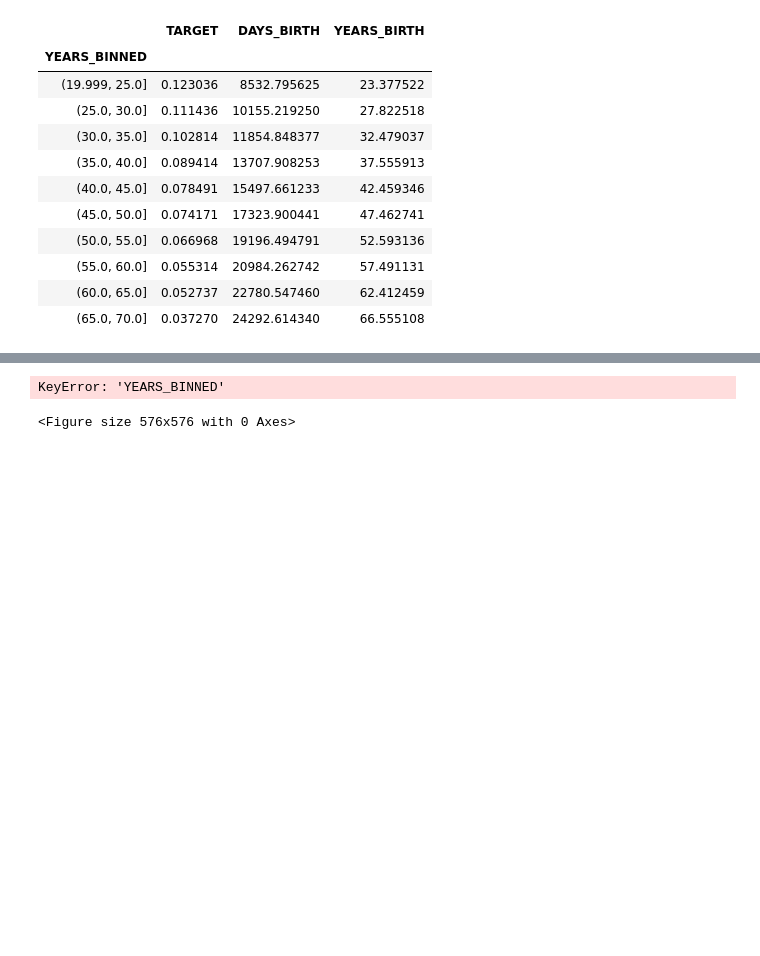
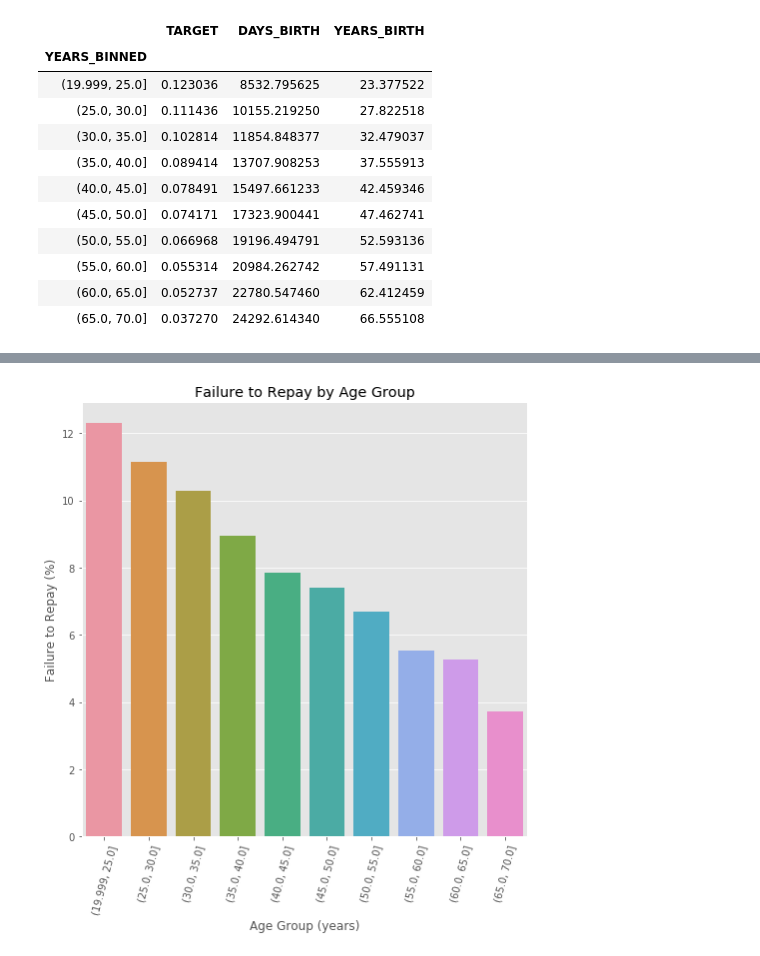
Before and after one commit to SaruXuan/4th-ML100Days, a Jupyter notebook: homework/Day_016_HW.ipynb, the cells around one changed output, grey strips where cells are left out. Drawn from its saved outputs; the diff is of its cells as text; code cells hidden in the pictures; blank space fills up the shorter version.

```diff
--- a/homework/Day_016_HW.ipynb
+++ b/homework/Day_016_HW.ipynb
@@ -137,17 +144,16 @@ age_groups
 # %%
 plt.figure(figsize = (8, 8))
 
 # 以年齡區間為 x, target 為 y 繪製 barplot
 """
 Your Code Here
 """
-px = age_groups.loc[:, 'YEARS_BINNED']
-py = age_groups.loc[:, 'TARGET']
+px = age_groups.index.astype(str)
+py = age_groups.loc[:, 'TARGET'] * 100
 sns.barplot(px, py)
 
 # Plot labeling
 plt.xticks(rotation = 75); plt.xlabel('Age Group (years)'); plt.ylabel('Failure to Repay (%)')
 plt.title('Failure to Repay by Age Group');
 # %% [output]
-KeyError: 'YEARS_BINNED'
-<Figure size 576x576 with 0 Axes>
+[figure, added]
```
Also changed, not shown: parts of 3 cells of this notebook.
